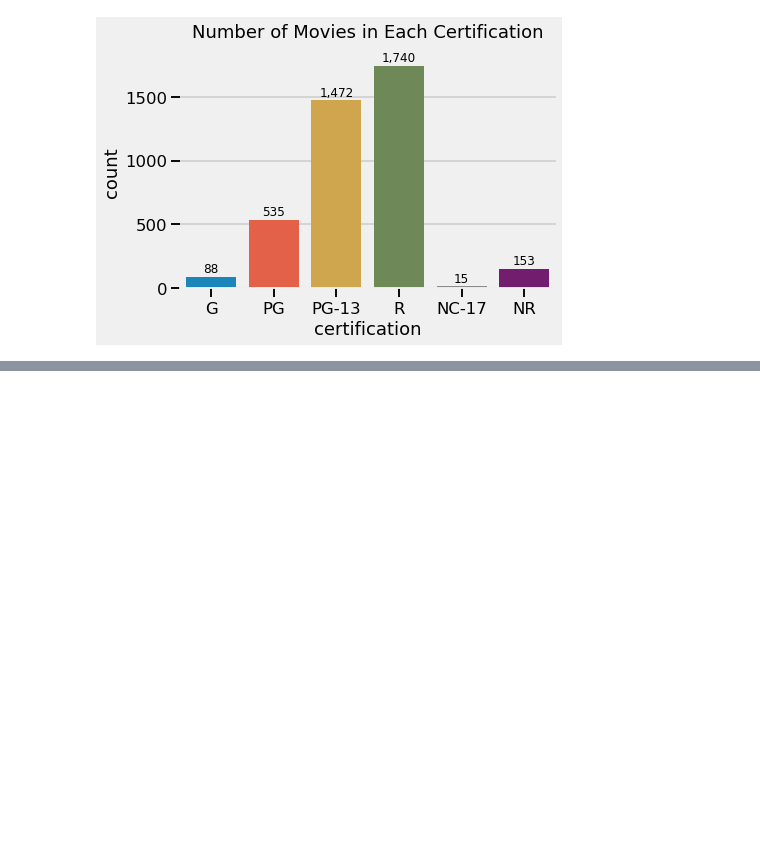
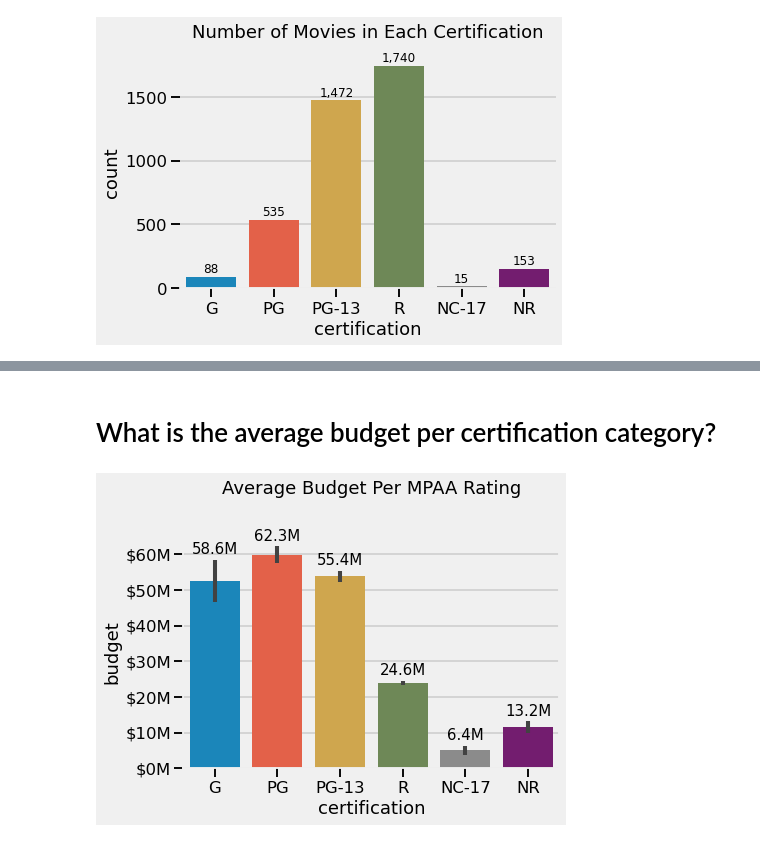
Before and after one commit to cole-beach/What-Makes-A-Movie-Successful, a Jupyter notebook: What Makes a Movie Successful - Part 02B - EDA Overview.ipynb, the cells around one changed output, grey strips where cells are left out. Drawn from its saved outputs; the diff is of its cells as text; code cells hidden in the pictures; blank space fills up the shorter version.

```diff
--- a/What Makes a Movie Successful - Part 02B - EDA Overview.ipynb
+++ b/What Makes a Movie Successful - Part 02B - EDA Overview.ipynb
@@ -319,0 +330,10 @@ sns.despine(ax.get_figure(),left=True);
+# %% [markdown]
+# What is the average budget per certification category?
+# %%
+ax= sns.barplot(data=plot_df, x='certification',y='budget',
+                order=cert_order,ci=68);
+pf.annotate_bars(ax, convert_millions=True,fmt='.1f',xytext= (0,10),use_errorbars=True)
+ax.set_title('Average Budget Per MPAA Rating',y=1.15);
+ax.yaxis.set_major_formatter(mill)
+# %% [output]
+[figure, added]
```
Also changed, not shown: parts of 6 cells of this notebook.
